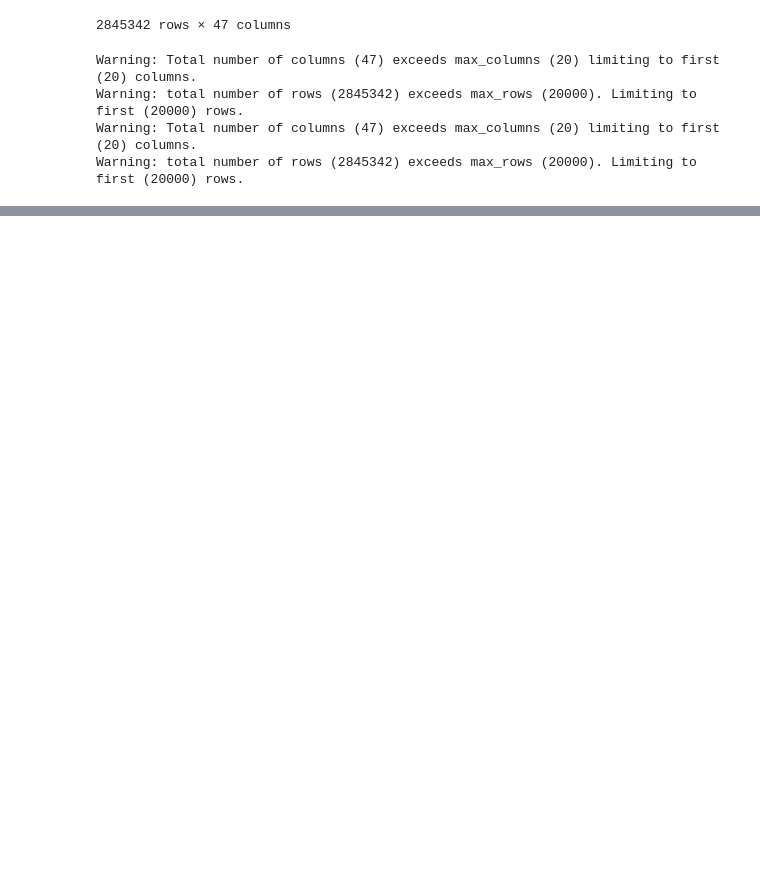
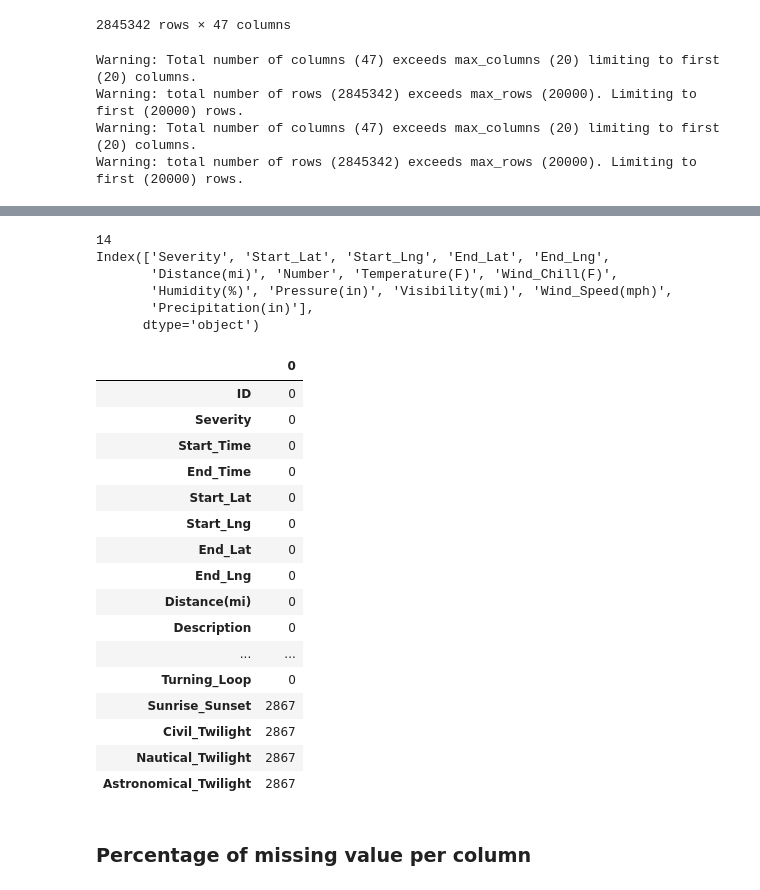
Before and after one commit to PoojaDasIndia/Exploratory-Data-Analysis-EDA-, a Jupyter notebook: US_Accidents_Analysis.ipynb, the cells around one changed output, grey strips where cells are left out. Cells and saved outputs as stored; diff of their text form; code cells hidden in the pictures; blank space fills up the shorter version.

```diff
--- a/US_Accidents_Analysis.ipynb
+++ b/US_Accidents_Analysis.ipynb
@@ -57,0 +106,35 @@ Warning: total number of rows (2845342) exceeds max_rows (20000). Limiting to fi
+# %%
+import numpy as np
+
+colnames_numerics_only = df.select_dtypes(include= np.number).columns
+print(len(colnames_numerics_only))
+print(colnames_numerics_only)
+# %% [output]
+14
+Index(['Severity', 'Start_Lat', 'Start_Lng', 'End_Lat', 'End_Lng',
+       'Distance(mi)', 'Number', 'Temperature(F)', 'Wind_Chill(F)',
+       'Humidity(%)', 'Pressure(in)', 'Visibility(mi)', 'Wind_Speed(mph)',
+       'Precipitation(in)'],
+      dtype='object')
+# %%
+pd.DataFrame(df.isnull().sum())
+# %% [output]
+|  | 0 |
+| ID | 0 |
+| Severity | 0 |
+| Start_Time | 0 |
+| End_Time | 0 |
+| Start_Lat | 0 |
+| Start_Lng | 0 |
+| End_Lat | 0 |
+| End_Lng | 0 |
+| Distance(mi) | 0 |
+| Description | 0 |
+| ... | ... |
+| Turning_Loop | 0 |
+| Sunrise_Sunset | 2867 |
+| Civil_Twilight | 2867 |
+| Nautical_Twilight | 2867 |
+| Astronomical_Twilight | 2867 |
+# %% [markdown]
+### Percentage of missing value per column
```
Also changed, not shown: parts of 18 cells of this notebook.
